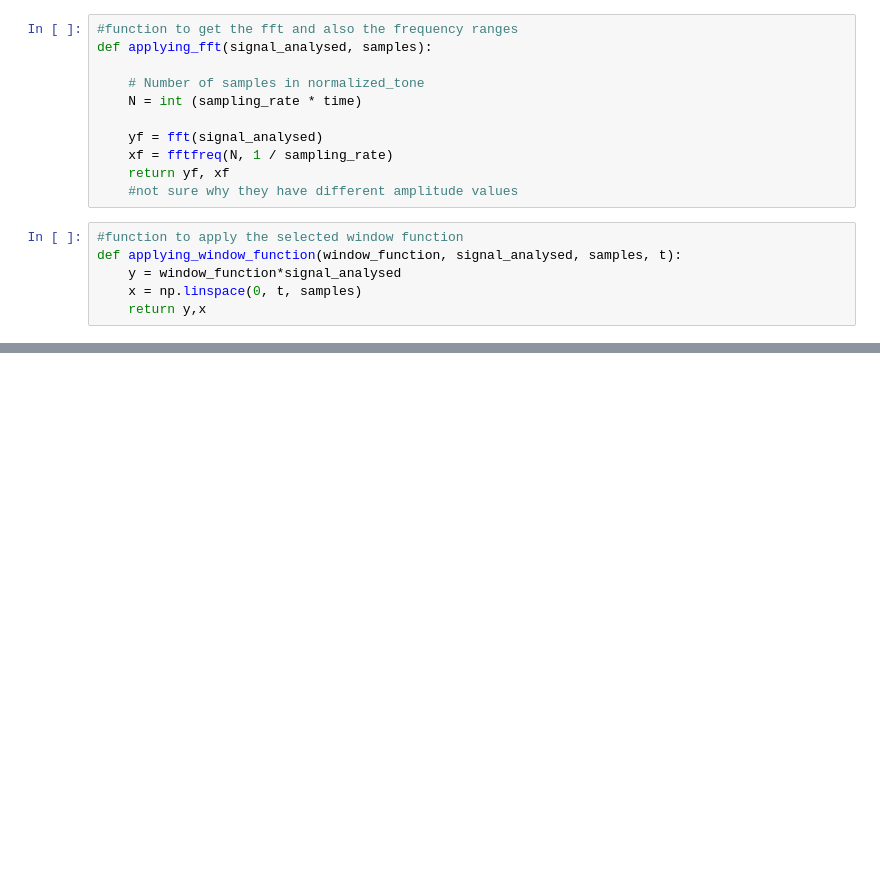
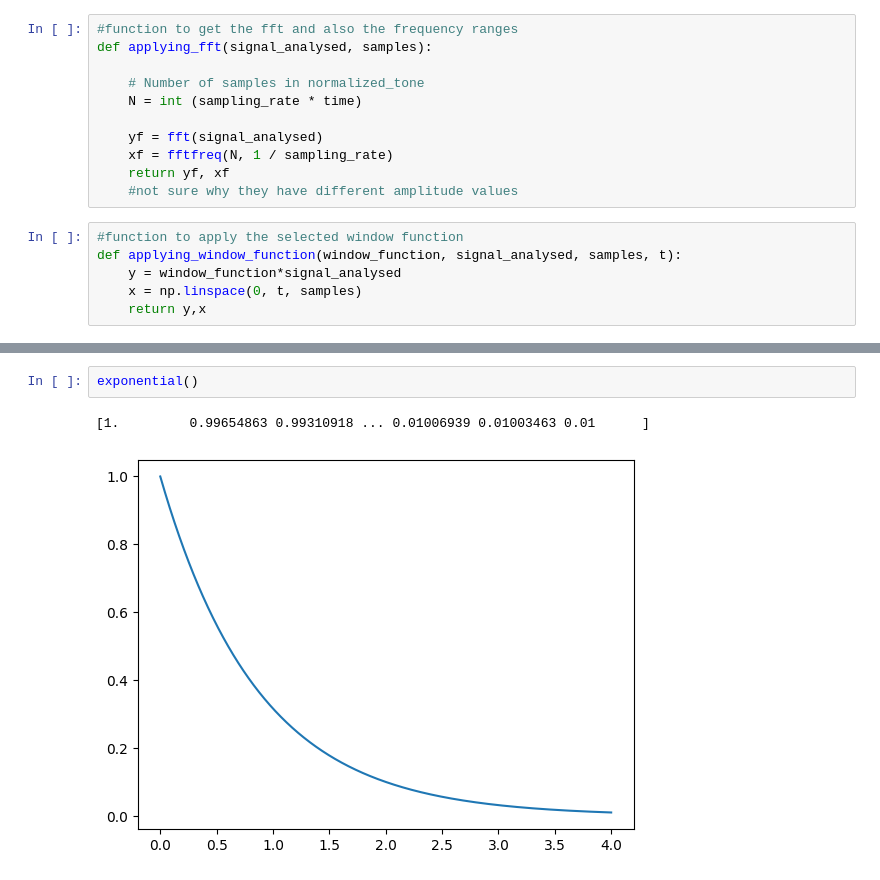
Before and after one commit to jfs60/a1_vibrations, a Jupyter notebook: main.ipynb, the cells around one changed output, grey strips where cells are left out. Drawn from its saved outputs; the diff is of its cells as text; blank space fills up the shorter version.

```diff
--- a/main.ipynb
+++ b/main.ipynb
@@ -277,2 +278,7 @@ main()
 [figure]
 [figure]
+# %%
+exponential()
+# %% [output]
+[1.         0.99654863 0.99310918 ... 0.01006939 0.01003463 0.01      ]
+[figure, added]
```
Also changed, not shown: parts of 2 cells of this notebook.
